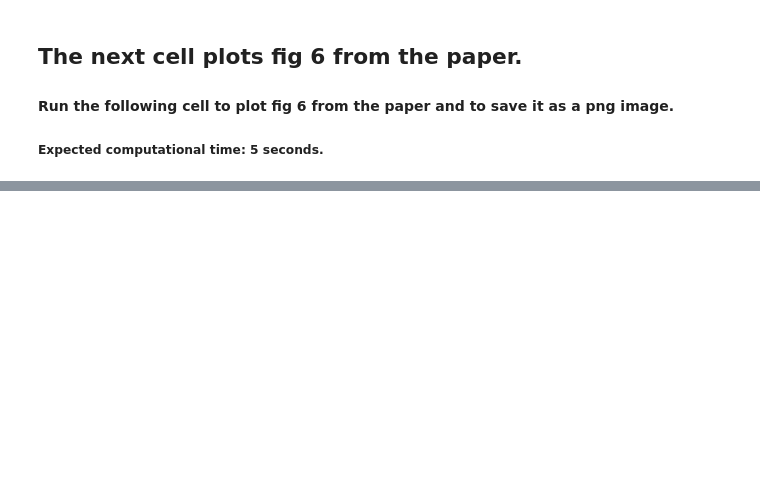
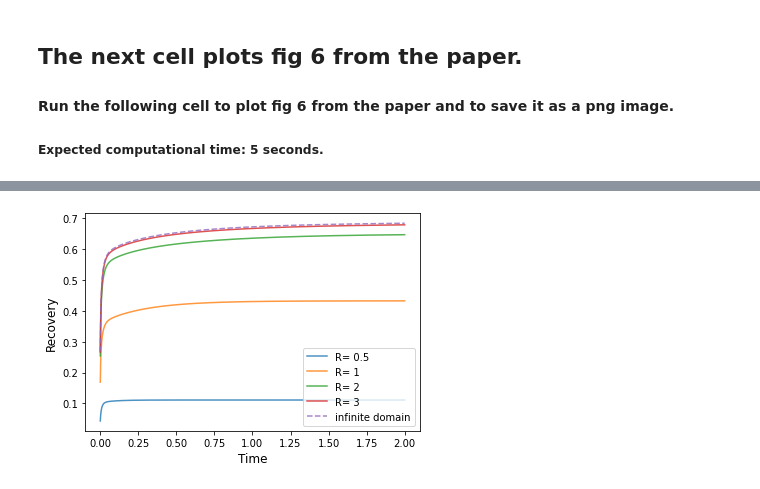
Before and after one commit to albertoceccarelli/AnalyticalReactionDiffusionSN, a Jupyter notebook: ceccarelli-et-al-fig6.ipynb, the cells around one changed output, grey strips where cells are left out. Saved outputs shown, nothing was run; the diff lists cells and outputs as text; code cells hidden in the pictures; blank space fills up the shorter version.

```diff
--- a/ceccarelli-et-al-fig6.ipynb
+++ b/ceccarelli-et-al-fig6.ipynb
@@ -61,0 +161,83 @@ plt.close()
+# %%
+####jasjaskljdklad
+
+from scipy import integrate
+import numpy as np
+import scipy as sp
+import matplotlib.pyplot as plt
+from scipy import special
+
+# An auxiliary function that will be used when calculating the morphogen concentration in a finite tissue using the
+# analytic solution presented in this work.
+def aux(j):
+    return (j+1/2)*np.pi/R
+
+def aux3(t):
+#     return np.cos(aux(j)*x)*(1/(aux(j)**2+1))*(np.exp(-((((aux(j))**2)+1)*t)))
+    return (np.sin(aux(j)*(d+h))-np.sin(aux(j)*(d)))*(fj(t)*(np.exp(-((((aux(j))**2)+1)*t)))+Fi(t))/aux(j)
+
+def fj(t):
+    return -(1/(aux(j)**2+1))+(1/(aux(j)**2))-(b-1)*(1/(aux(j)**2+1))*(-aux(j)*np.sin(aux(j)*d)*np.sinh(R-d)/np.cosh(R)+np.cos(aux(j)*d)*np.cosh(R-d)/np.cosh(R)+aux(j)*np.sin(aux(j)*(d+h))*np.sinh(R-(d+h))/np.cosh(R)-np.cos(aux(j)*(d+h))*np.cosh(R-(d+h))/np.cosh(R))
+
+
+def Fi(t):
+    return (1/(aux(j)**2))*(1/(aux(j)**2+1))*(1-(np.exp(-((((aux(j))**2)+1)*t))))
+
+
+def f_inf(t):
+    # c0 = -1
+    # print(R)
+    coef1 = c0/(2*h)
+
+    t1 = (np.exp(-(d))*(b+(b-1)*psi + 1)  - 2* np.exp(-(d+h))* ((b-1)*psi + 1))
+
+    t2 = (b-1)*(psi - 1 )
+
+    s1 = np.exp(h) * special.erf(d/np.sqrt(t)) * np.exp(-(t+d+h))
+    s2 = np.exp(-(d)) - np.exp(h) * special.erf(h/(2*np.sqrt(t))) * np.exp(-(t+d+h)) + special.erf(h/(2*np.sqrt(t))) * np.exp(-(t+d+h))
+    s3 = special.erf((d+h) / np.sqrt(t)) * np.exp(-(t+d+h)) -  special.erf((2*d + h)/(2*np.sqrt(t))) * np.exp(-(t+d))
+    s4 = np.exp(-(d+h)) * special.erf(np.sqrt(t)) + np.exp(-(d)) * special.erf(np.sqrt(t)) + np.exp(-(d+h)) * special.erf((h - 2*t) / (2*np.sqrt(t)))
+    s5 = - np.exp(-(d)) * special.erf((2*t + h)/(2 * np.sqrt(t)))
+
+    coef2 = + np.exp(d) * ( \
+                                        -special.erf((t + d) / np.sqrt(t)) \
+                                        - np.exp(h) * special.erf((t + d+h) / np.sqrt(t)) + \
+                                        (1+np.exp(h)) * special.erf((2*t+2*d+h)/(2*np.sqrt(t))))
+
+    s6 = - special.erf((2*d+h) / (2*np.sqrt(t))) * np.exp(-(t+d+h))
+
+
+
+    return coef1 * (t1 + t2 * (s1 + s2 + s3 + s4 + s5 + s6 + coef2))
+
+def recovery_fin(t):
+    return ((-2/R)*sum(aux3(t))-((d+h)**2/2-(d)**2/2-h*R))/h
+
+lengths = [0.5,1,2,3]
+j = np.arange(0,1000,1)
+times = np.arange(0.001,2,0.0005)
+
+c0 = 1
+psi = 0
+d= 1.5/5
+h= d/2
+b=0.2
+
+for R in lengths:
+    recoveryc2 = []
+    for ti in times:
+        recoveryc2.append(recovery_fin(ti))
+
+    plt.plot(times, recoveryc2, label="R= "+str(R), alpha=0.8)
+plt.plot(times, f_inf(times), label="infinite domain", ls="dashed", alpha=0.8)
+
+plt.legend(prop={'size': 10})
+plt.xticks([0,0.5,1,1.5,2])
+plt.xlabel("Time",fontsize=12)
+plt.ylabel("Recovery",fontsize=12)
+# plt.ylim(0.2,0.8)
+
+plt.savefig("fig6c.png", dpi=500)
+plt.show()
+# %% [output]
+[figure, added]
```
Also changed, not shown: parts of 7 cells of this notebook, 9 other files.
